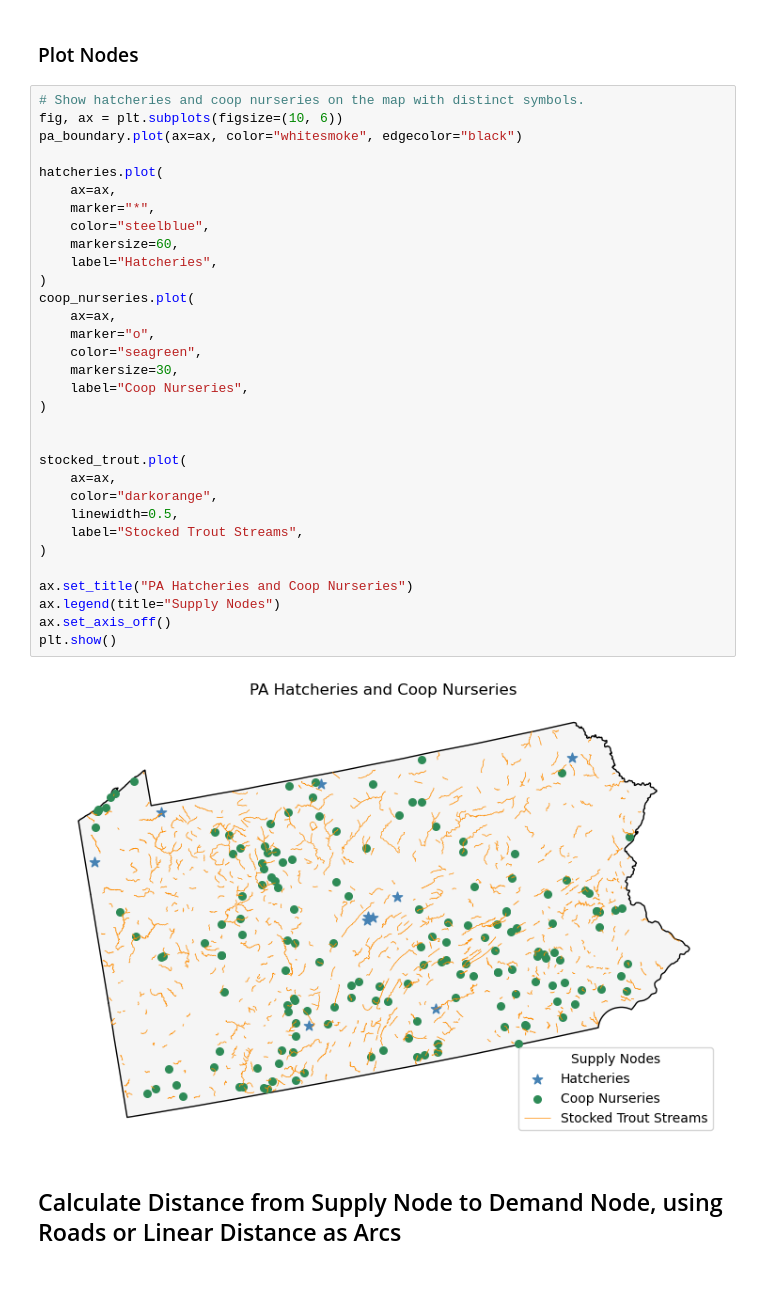
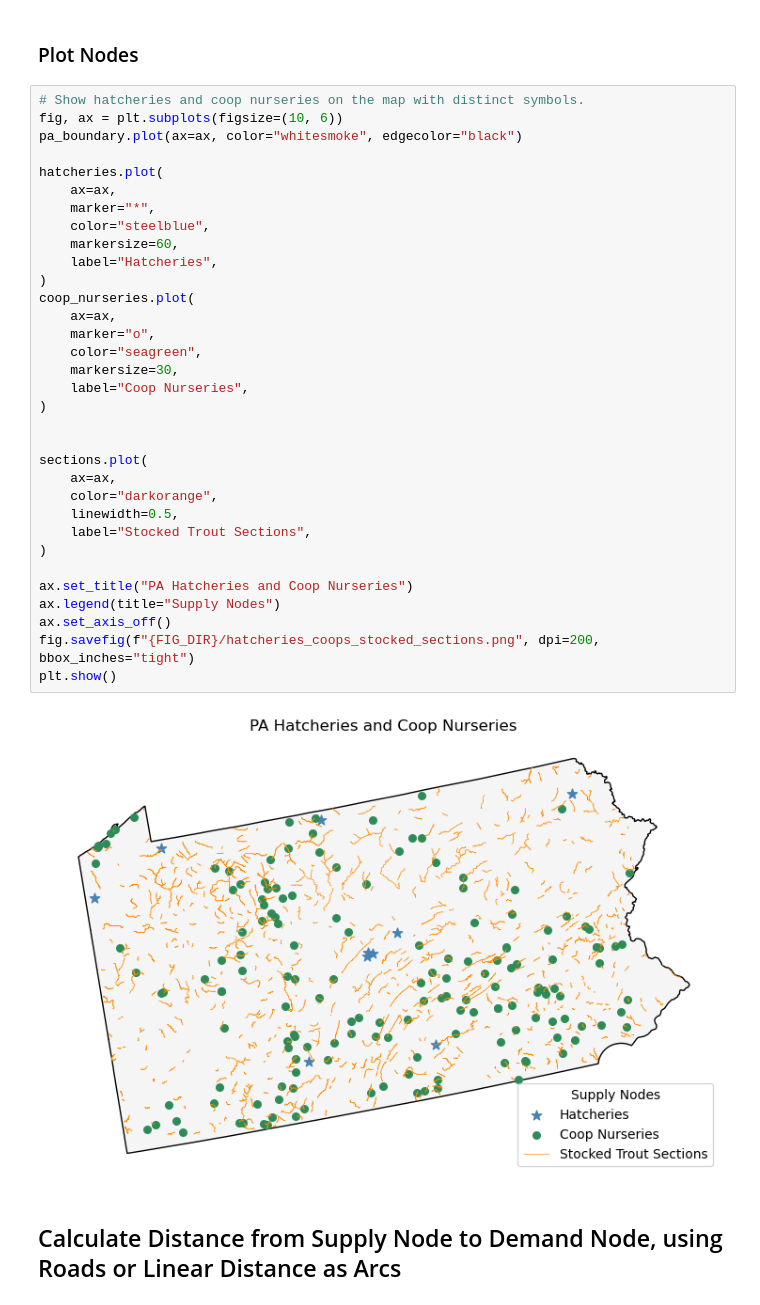
Before and after one commit to LoydGC/Troutimization-Project, a Jupyter notebook: notebooks/travel_arcs.ipynb, the cells around one changed output. Cells and saved outputs as stored; diff of their text form.

```diff
--- a/notebooks/travel_arcs.ipynb
+++ b/notebooks/travel_arcs.ipynb
@@ -55,36 +61,37 @@ sections = gpd.read_file("../data/processed/pa_trout.gpkg", layer="sections")[["
 # Show hatcheries and coop nurseries on the map with distinct symbols.
 fig, ax = plt.subplots(figsize=(10, 6))
 pa_boundary.plot(ax=ax, color="whitesmoke", edgecolor="black")
 
 hatcheries.plot(
     ax=ax,
     marker="*",
     color="steelblue",
     markersize=60,
     label="Hatcheries",
 )
 coop_nurseries.plot(
     ax=ax,
     marker="o",
     color="seagreen",
     markersize=30,
     label="Coop Nurseries",
 )
 
 
-stocked_trout.plot(
+sections.plot(
     ax=ax,
     color="darkorange",
     linewidth=0.5,
-    label="Stocked Trout Streams",
+    label="Stocked Trout Sections",
 )
 
 ax.set_title("PA Hatcheries and Coop Nurseries")
 ax.legend(title="Supply Nodes")
 ax.set_axis_off()
+fig.savefig(f"{FIG_DIR}/hatcheries_coops_stocked_sections.png", dpi=200, bbox_inches="tight")
 plt.show()
 # %% [output]
-[figure, old version]
+[figure, new version]
 # %% [markdown]
 ## Calculate Distance from Supply Node to Demand Node, using Roads or Linear Distance as Arcs
 # %% [markdown]
```
Also changed, not shown: parts of 12 cells of this notebook, 8 other files.
